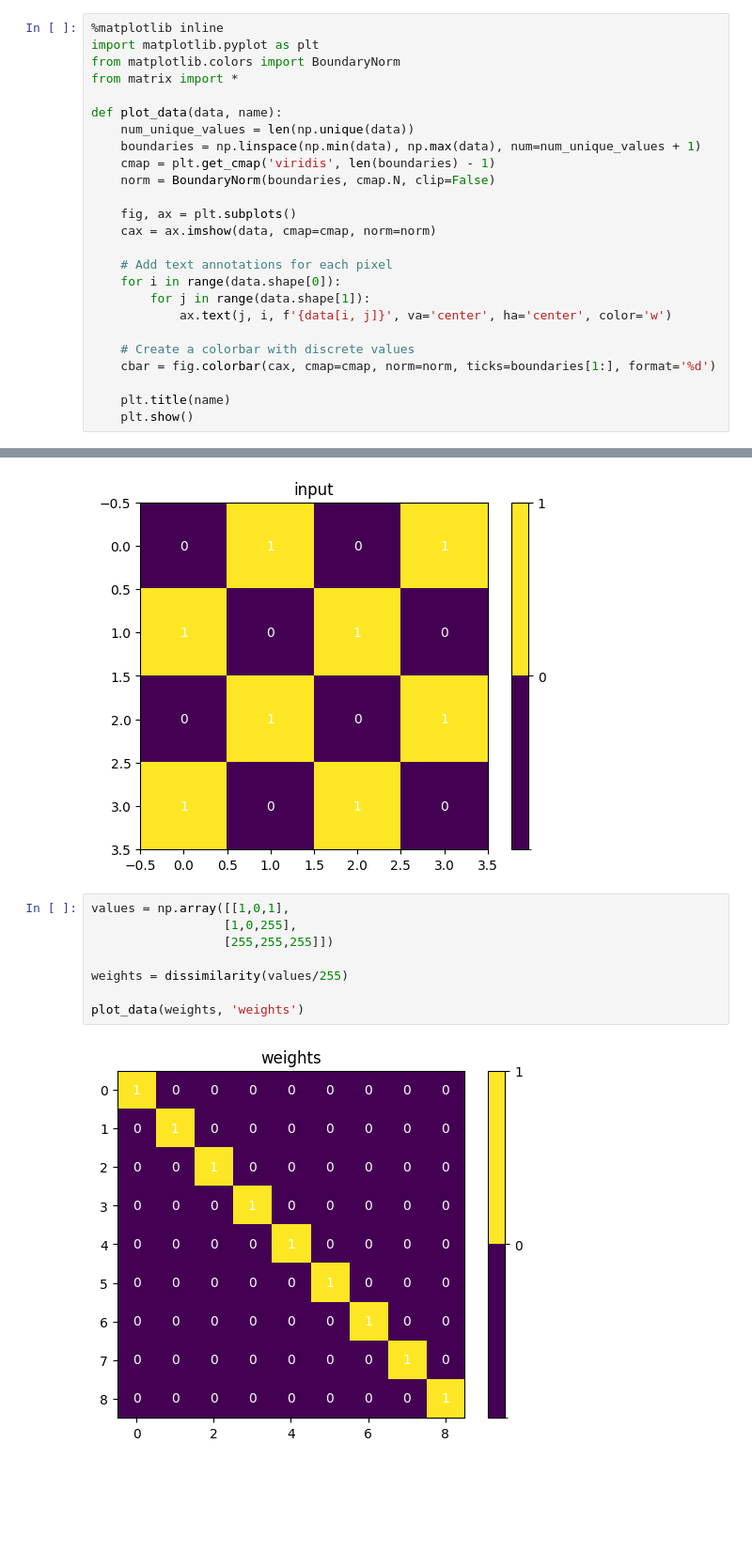
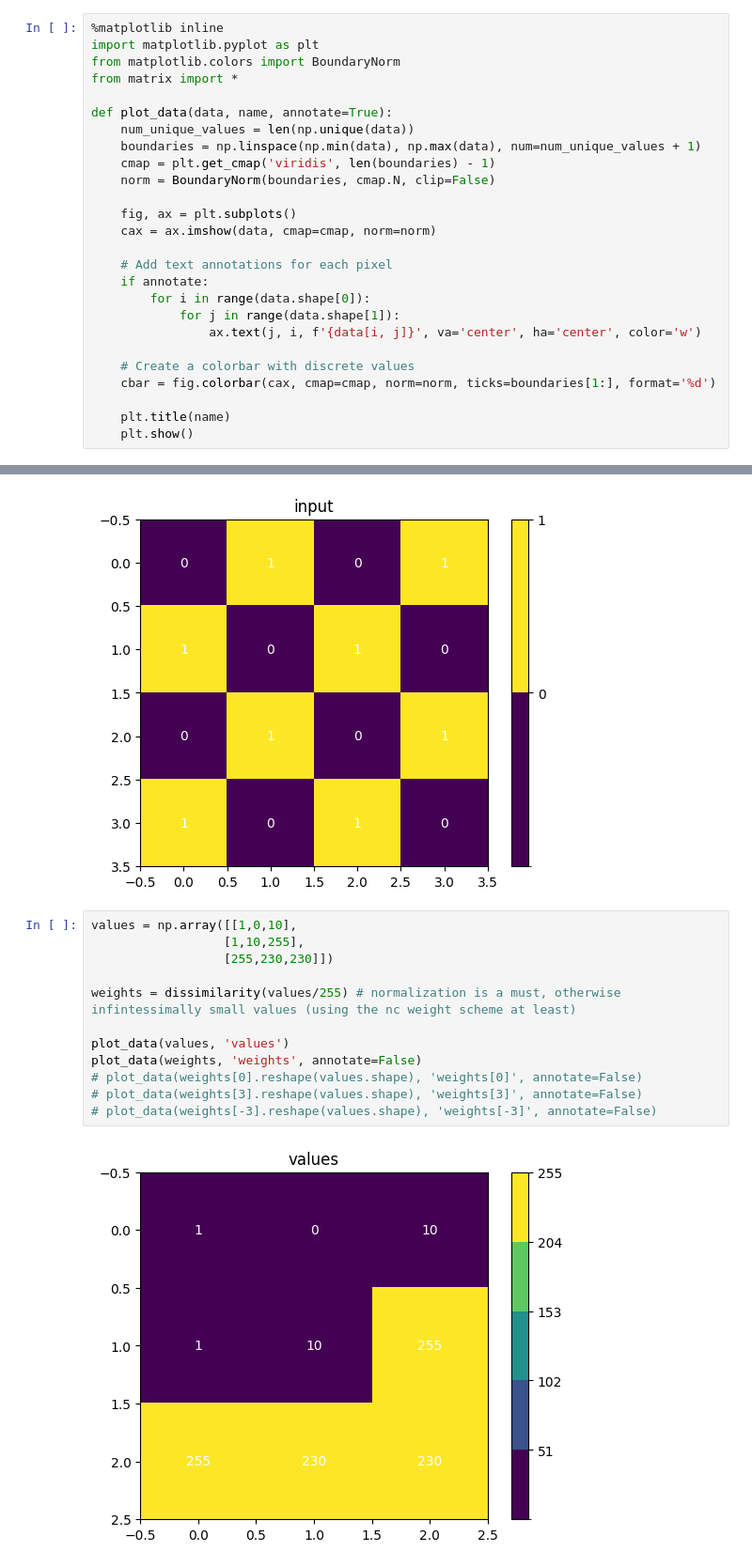
Before and after one commit to garthwales/DDN-NC, a Jupyter notebook: dev/matrix.ipynb, the cells around one changed output, grey strips where cells are left out. Shown at 94% size. Cells and saved outputs as stored; diff of their text form; blank space fills up the shorter version.

Commit message:
example of weights working

```diff
--- a/dev/matrix.ipynb
+++ b/dev/matrix.ipynb
@@ -4,7 +4,7 @@ import matplotlib.pyplot as plt
 from matplotlib.colors import BoundaryNorm
 from matrix import *
 
-def plot_data(data, name):
+def plot_data(data, name, annotate=True):
     num_unique_values = len(np.unique(data))
     boundaries = np.linspace(np.min(data), np.max(data), num=num_unique_values + 1)
     cmap = plt.get_cmap('viridis', len(boundaries) - 1)
@@ -14,9 +14,10 @@ def plot_data(data, name):
     cax = ax.imshow(data, cmap=cmap, norm=norm)
 
     # Add text annotations for each pixel
-    for i in range(data.shape[0]):
-        for j in range(data.shape[1]):
-            ax.text(j, i, f'{data[i, j]}', va='center', ha='center', color='w')
+    if annotate:
+        for i in range(data.shape[0]):
+            for j in range(data.shape[1]):
+                ax.text(j, i, f'{data[i, j]}', va='center', ha='center', color='w')
 
     # Create a colorbar with discrete values
     cbar = fig.colorbar(cax, cmap=cmap, norm=norm, ticks=boundaries[1:], format='%d')
@@ -50,13 +51,17 @@ plot_data(alternating, "input")
 [figure]
 [figure]
 [figure]
-# %%
-values = np.array([[1,0,1],
-                  [1,0,255],
-                  [255,255,255]])
-
-weights = dissimilarity(values/255)
-
-plot_data(weights, 'weights')
-# %% [output]
-[figure, removed]
+# %%
+values = np.array([[1,0,10],
+                  [1,10,255],
+                  [255,230,230]])
+
+weights = dissimilarity(values/255) # normalization is a must, otherwise infintessimally small values (using the nc weight scheme at least)
+
+plot_data(values, 'values')
+plot_data(weights, 'weights', annotate=False)
+# plot_data(weights[0].reshape(values.shape), 'weights[0]', annotate=False)
+# plot_data(weights[3].reshape(values.shape), 'weights[3]', annotate=False)
+# plot_data(weights[-3].reshape(values.shape), 'weights[-3]', annotate=False)
+# %% [output]
+[figure, added]
```
Also changed, not shown: parts of 1 cell of this notebook.
